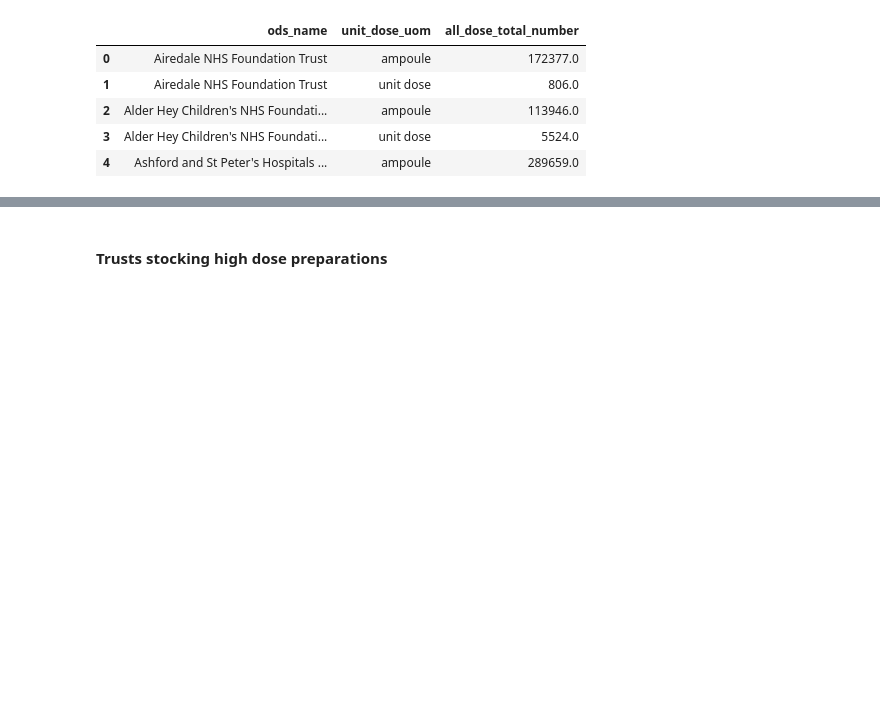
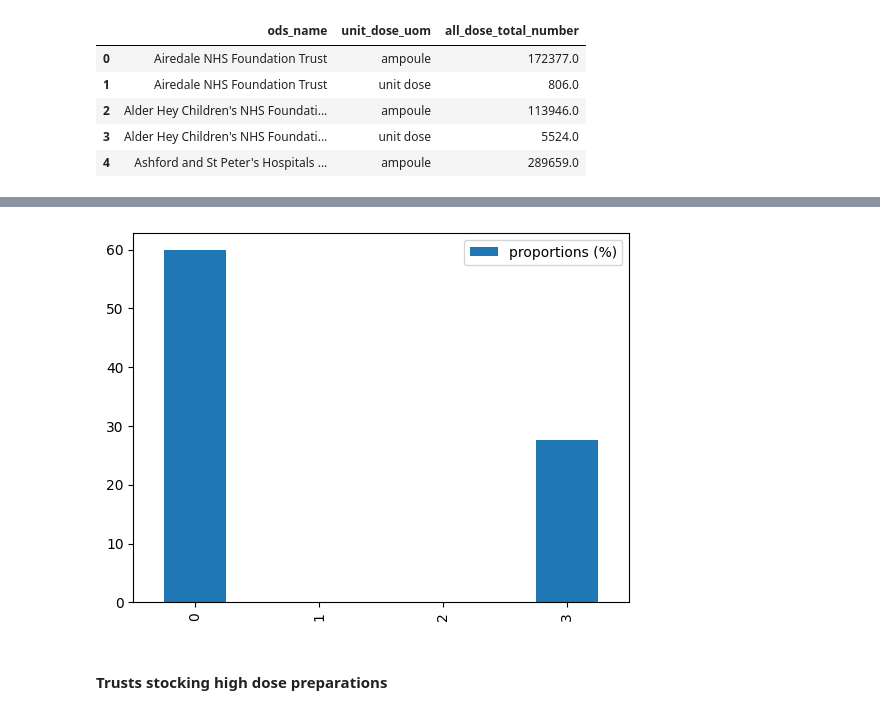
Before and after one commit to onyekaokonji/open_hospitals_, a Jupyter notebook: notebooks/midazolam.ipynb, the cells around one changed output, grey strips where cells are left out. Saved outputs shown, nothing was run; the diff lists cells and outputs as text; code cells hidden in the pictures; blank space fills up the shorter version.

```diff
--- a/notebooks/midazolam.ipynb
+++ b/notebooks/midazolam.ipynb
@@ -321,3 +313,7 @@ unit_dose_quantity_df.head(30)
 | 27 | Chelsea and Westminster Hospital ... | vial | 18015.0 | 34203.0 | 52.67 |
 | 28 | Cheshire and Wirral Partnership N... | ampoule | 2817.0 | 2847.0 | 98.95 |
 | 29 | Chesterfield Royal Hospital NHS F... | ampoule | 112641.0 | 251058.0 | 44.87 |
+# %%
+unit_dose_quantity_df.fillna(0, inplace=True)
+
+unit_dose_quantity_df.tail()
@@ -331,0 +337,4 @@ plt.show()
+# %%
+unit_dose_groups = unit_dose_quantity_df.groupby("unit_dose_uom")["proportions (%)"].mean().reset_index()
+# unit_dose_groups.columns = ["ods_name", "unit_dose_uom"]
+unit_dose_groups.head()
@@ -332,3 +347,9 @@ plt.show()
+# %%
+unit_dose_groups.plot(kind="bar")
+# plt.xlabel("ampoule", "pre-filled disposable injection", "unit dose", "vial")
+plt.show()
+# %% [output]
+[figure, added]
 # %% [markdown]
 #### Trusts stocking high dose preparations
 # %%
```
Also changed, not shown: parts of 28 cells of this notebook.
